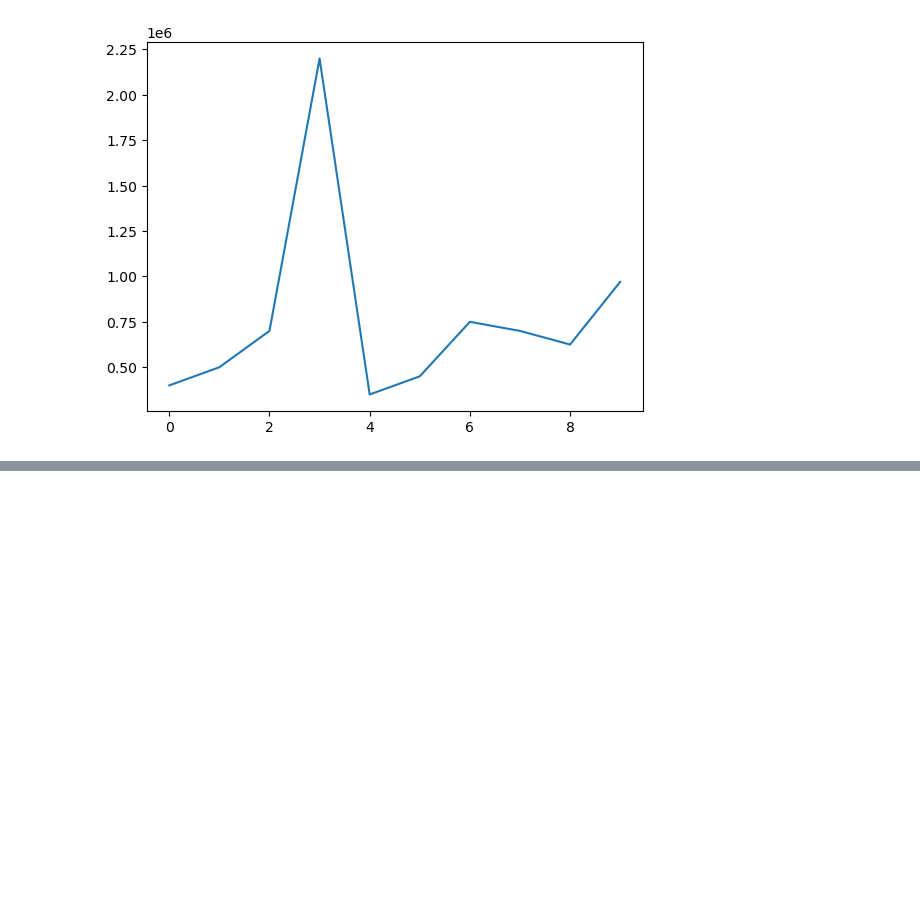
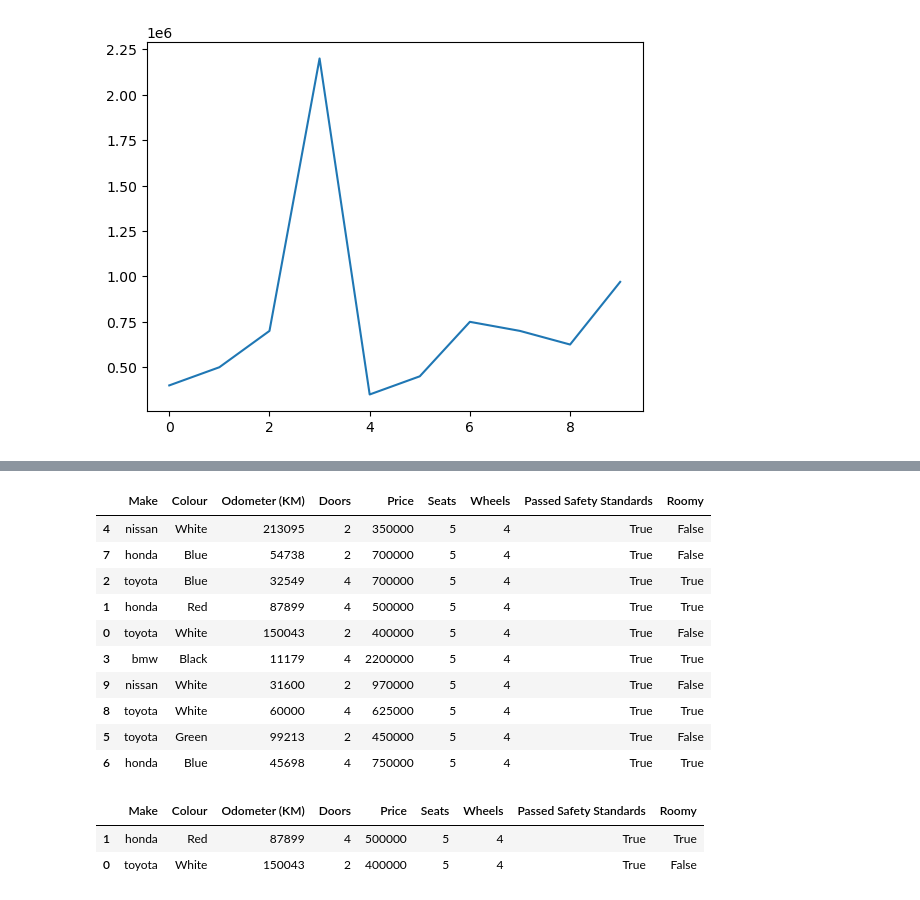
Before and after one commit to TowhidKashem/machine-learning, a Jupyter notebook: 2. intro-to-pandas/intro-to-pandas.ipynb, the cells around one changed output, grey strips where cells are left out. Saved outputs shown, nothing was run; the diff lists cells and outputs as text; code cells hidden in the pictures; blank space fills up the shorter version.

```diff
--- a/2. intro-to-pandas/intro-to-pandas.ipynb
+++ b/2. intro-to-pandas/intro-to-pandas.ipynb
@@ -276,0 +447,22 @@ car_sales['Price'].plot()
+# %%
+# shuffle the data set
+car_sales.sample(frac=1)
+# %% [output]
+|  | Make | Colour | Odometer (KM) | Doors | Price | Seats | Wheels | Passed Safety Standards | Roomy |
+| 4 | nissan | White | 213095 | 2 | 350000 | 5 | 4 | True | False |
+| 7 | honda | Blue | 54738 | 2 | 700000 | 5 | 4 | True | False |
+| 2 | toyota | Blue | 32549 | 4 | 700000 | 5 | 4 | True | True |
+| 1 | honda | Red | 87899 | 4 | 500000 | 5 | 4 | True | True |
+| 0 | toyota | White | 150043 | 2 | 400000 | 5 | 4 | True | False |
+| 3 | bmw | Black | 11179 | 4 | 2200000 | 5 | 4 | True | True |
+| 9 | nissan | White | 31600 | 2 | 970000 | 5 | 4 | True | False |
+| 8 | toyota | White | 60000 | 4 | 625000 | 5 | 4 | True | True |
+| 5 | toyota | Green | 99213 | 2 | 450000 | 5 | 4 | True | False |
+| 6 | honda | Blue | 45698 | 4 | 750000 | 5 | 4 | True | True |
+# %%
+# shuffle the data set but pick only 20% if the data (useful when working on huge data sets)
+car_sales.sample(frac=0.2)
+# %% [output]
+|  | Make | Colour | Odometer (KM) | Doors | Price | Seats | Wheels | Passed Safety Standards | Roomy |
+| 1 | honda | Red | 87899 | 4 | 500000 | 5 | 4 | True | True |
+| 0 | toyota | White | 150043 | 2 | 400000 | 5 | 4 | True | False |
```
Also changed, not shown: parts of 16 cells of this notebook, 2 other files.
